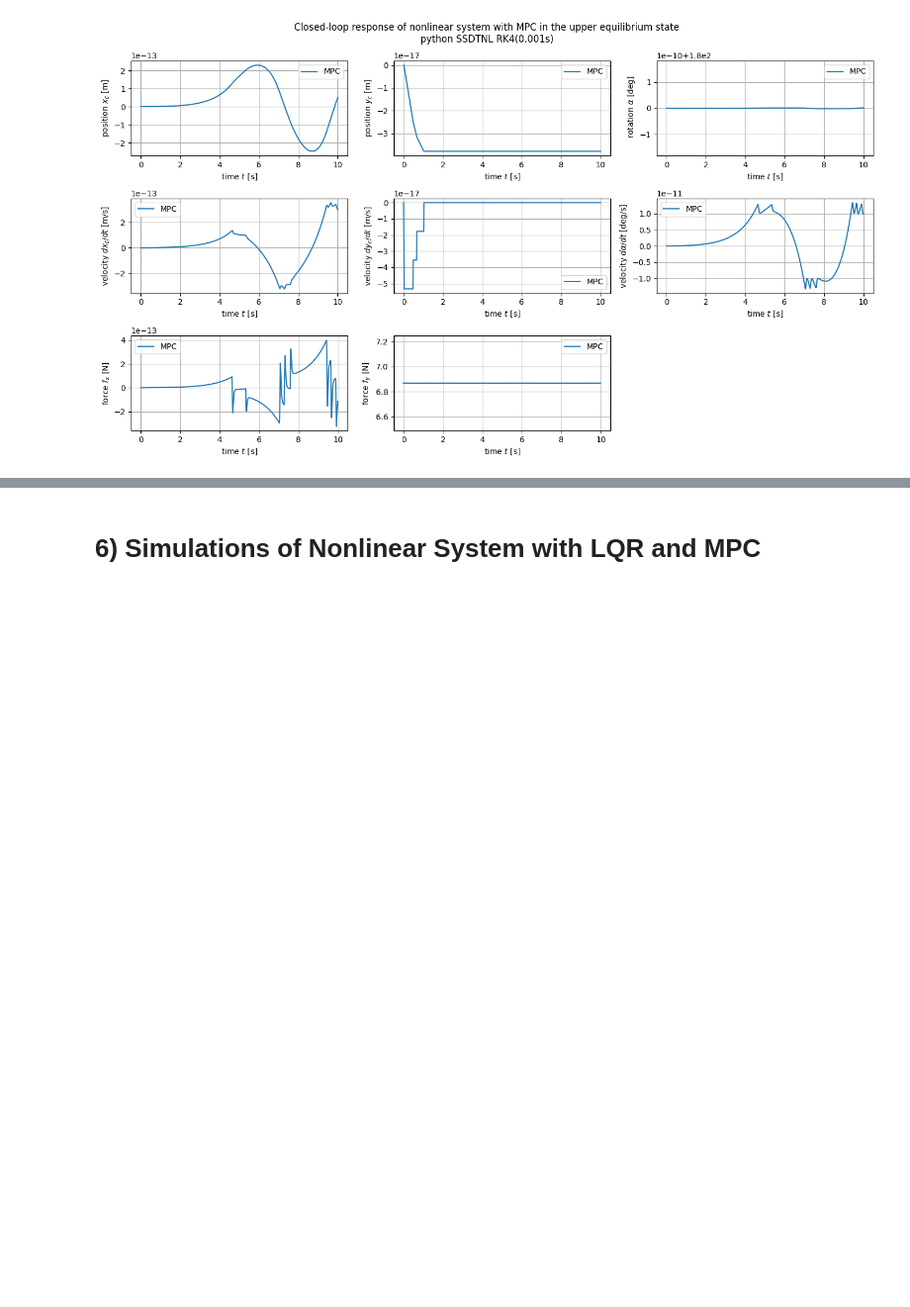
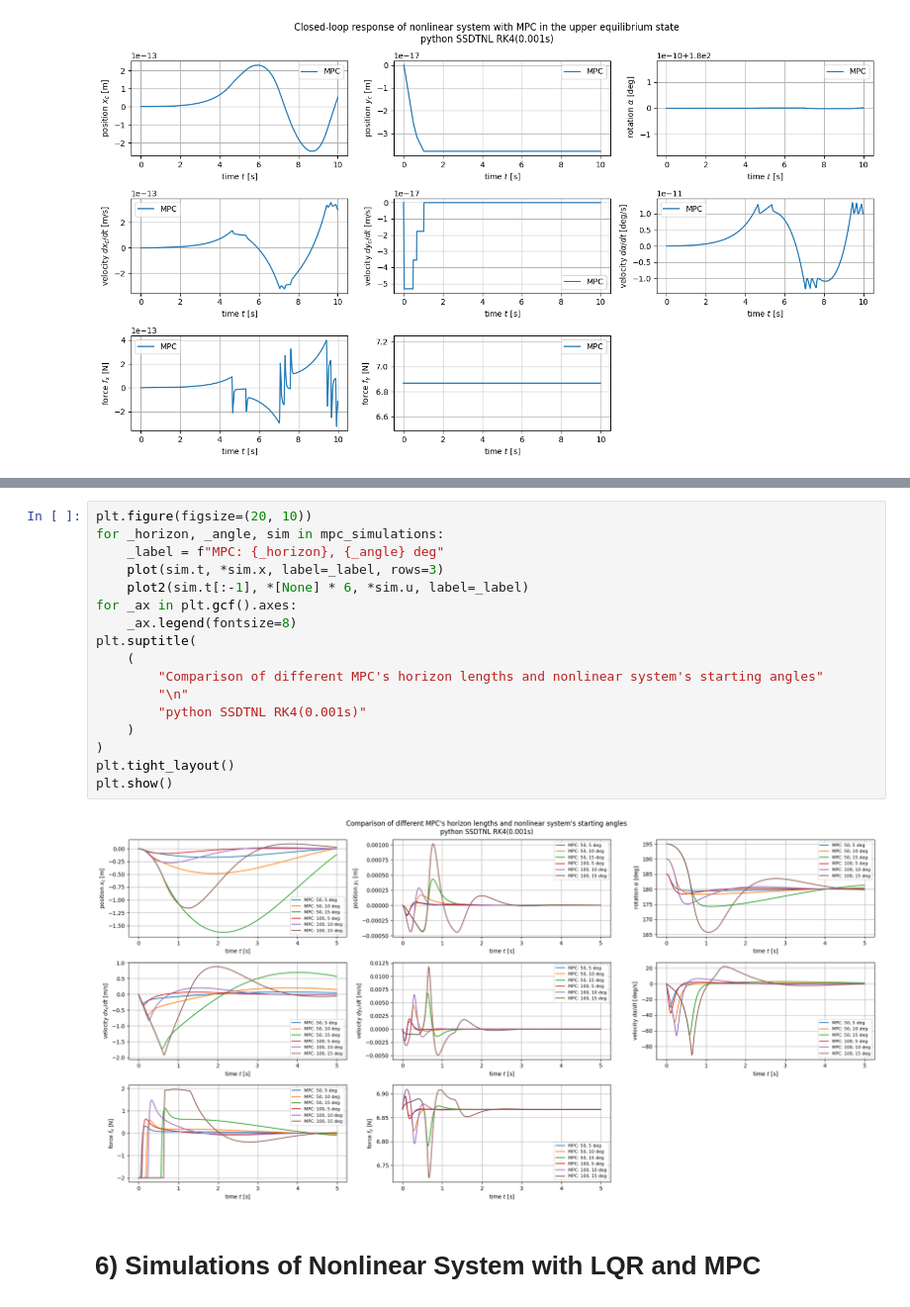
Before and after one commit to Trolobezka/OPSR-2025, a Jupyter notebook: project.ipynb, the cells around one changed output, grey strips where cells are left out. Shown at 99% size. Saved outputs shown, nothing was run; the diff lists cells and outputs as text; blank space fills up the shorter version.

```diff
--- a/project.ipynb
+++ b/project.ipynb
@@ -1595,3 +1676,22 @@ mpc.is_dpp() = True
+# %%
+plt.figure(figsize=(20, 10))
+for _horizon, _angle, sim in mpc_simulations:
+    _label = f"MPC: {_horizon}, {_angle} deg"
+    plot(sim.t, *sim.x, label=_label, rows=3)
+    plot2(sim.t[:-1], *[None] * 6, *sim.u, label=_label)
+for _ax in plt.gcf().axes:
+    _ax.legend(fontsize=8)
+plt.suptitle(
+    (
+        "Comparison of different MPC's horizon lengths and nonlinear system's starting angles"
+        "\n"
+        "python SSDTNL RK4(0.001s)"
+    )
+)
+plt.tight_layout()
+plt.show()
+# %% [output]
+[figure, added]
 # %% [markdown]
 # 6) Simulations of Nonlinear System with LQR and MPC
 # %%
```
Also changed, not shown: parts of 10 cells of this notebook, 2 other files.
